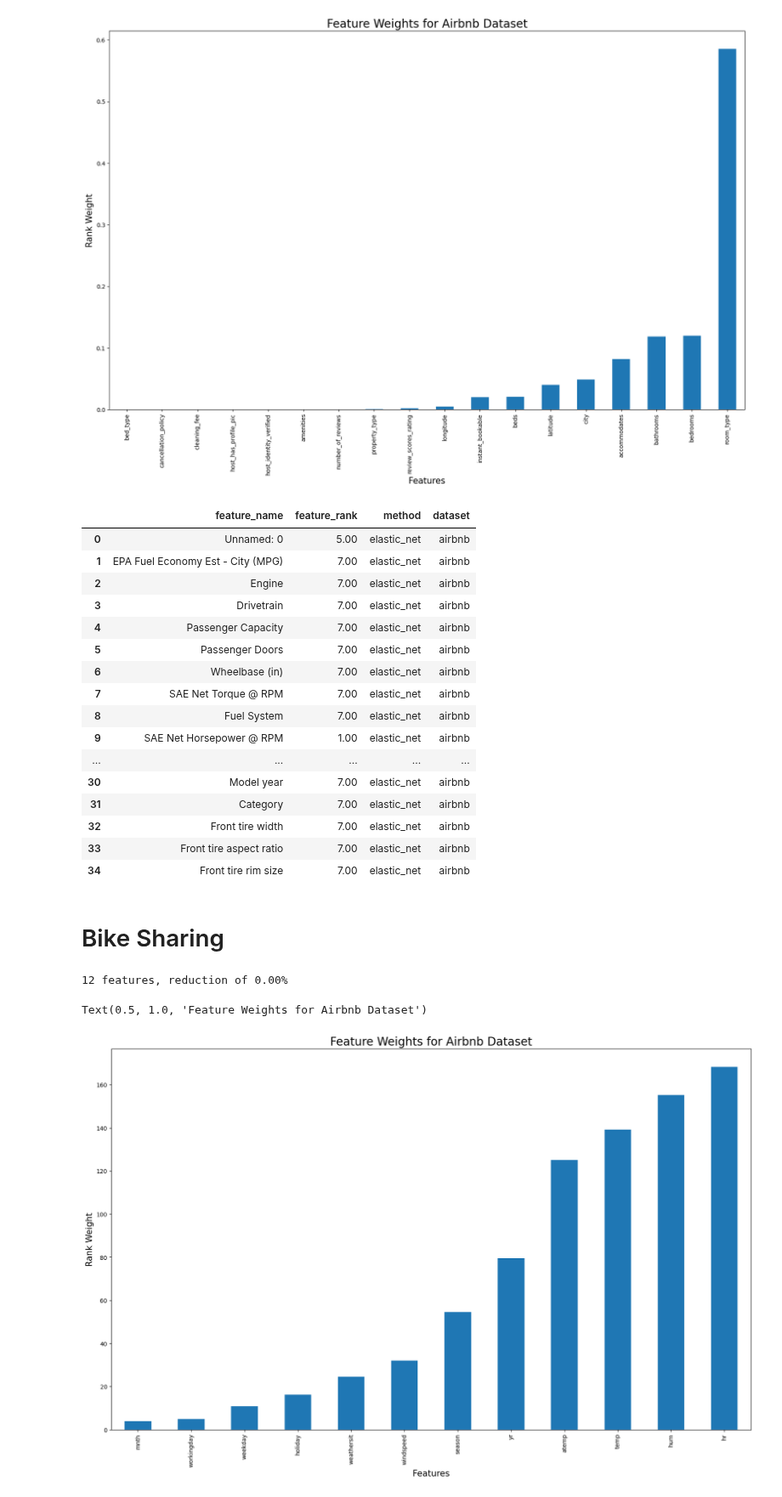
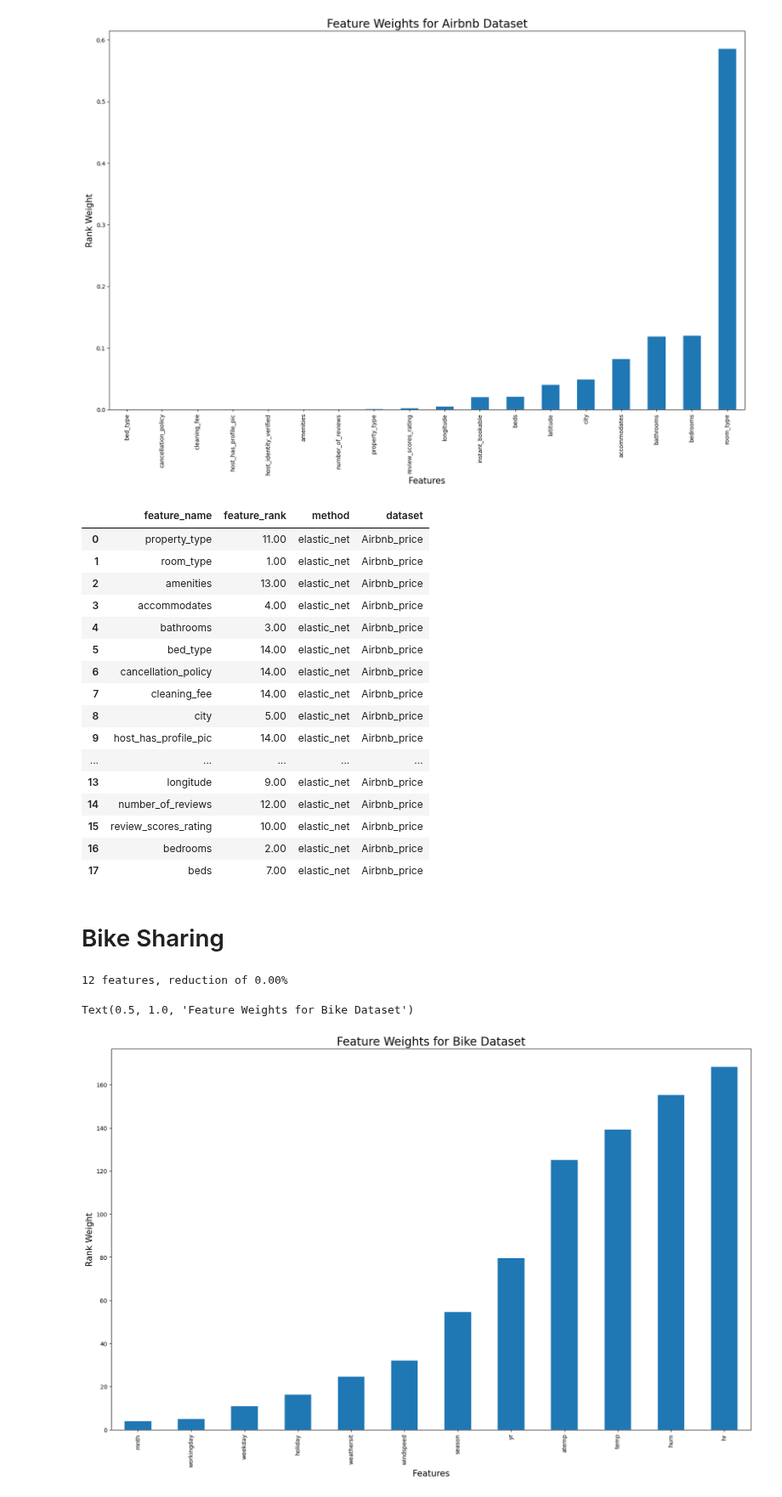
Before and after one commit to jorgedelpozolerida/KDS_Statistics_GroupProject, a Jupyter notebook: src/elastic_net.ipynb, the cells around one changed output. Shown at 85% size. Drawn from its saved outputs; the diff is of its cells as text; code cells hidden in the pictures.

Commit message:
Fixed abnormal amount of numbers appearing

```diff
--- a/src/elastic_net.ipynb
+++ b/src/elastic_net.ipynb
@@ -254,9 +265,9 @@ plt.title('Feature Weights for Airbnb Dataset', fontsize = 20)
 Text(0.5, 1.0, 'Feature Weights for Airbnb Dataset')
 [figure]
 # %%
-elastic_net_airbnb = feature_importance_cars.to_frame()
+elastic_net_airbnb = feature_importance_airbnb.to_frame()
 elastic_net_airbnb['method'] = 'elastic_net'
-elastic_net_airbnb['dataset'] = 'airbnb'
+elastic_net_airbnb['dataset'] = 'Airbnb_price'
 
 
 elastic_net_airbnb = elastic_net_airbnb.reset_index(level = 0)
@@ -267,22 +278,22 @@ elastic_net_airbnb['feature_rank'] = elastic_net_airbnb['feature_rank'].rank(met
 elastic_net_airbnb
 # %% [output]
 |  | feature_name | feature_rank | method | dataset |
-| 0 | Unnamed: 0 | 5.00 | elastic_net | airbnb |
-| 1 | EPA Fuel Economy Est - City (MPG) | 7.00 | elastic_net | airbnb |
-| 2 | Engine | 7.00 | elastic_net | airbnb |
-| 3 | Drivetrain | 7.00 | elastic_net | airbnb |
-| 4 | Passenger Capacity | 7.00 | elastic_net | airbnb |
-| 5 | Passenger Doors | 7.00 | elastic_net | airbnb |
-| 6 | Wheelbase (in) | 7.00 | elastic_net | airbnb |
-| 7 | SAE Net Torque @ RPM | 7.00 | elastic_net | airbnb |
-| 8 | Fuel System | 7.00 | elastic_net | airbnb |
-| 9 | SAE Net Horsepower @ RPM | 1.00 | elastic_net | airbnb |
+| 0 | property_type | 11.00 | elastic_net | Airbnb_price |
+| 1 | room_type | 1.00 | elastic_net | Airbnb_price |
+| 2 | amenities | 13.00 | elastic_net | Airbnb_price |
+| 3 | accommodates | 4.00 | elastic_net | Airbnb_price |
+| 4 | bathrooms | 3.00 | elastic_net | Airbnb_price |
+| 5 | bed_type | 14.00 | elastic_net | Airbnb_price |
+| 6 | cancellation_policy | 14.00 | elastic_net | Airbnb_price |
+| 7 | cleaning_fee | 14.00 | elastic_net | Airbnb_price |
+| 8 | city | 5.00 | elastic_net | Airbnb_price |
+| 9 | host_has_profile_pic | 14.00 | elastic_net | Airbnb_price |
 | ... | ... | ... | ... | ... |
-| 30 | Model year | 7.00 | elastic_net | airbnb |
-| 31 | Category | 7.00 | elastic_net | airbnb |
-| 32 | Front tire width | 7.00 | elastic_net | airbnb |
-| 33 | Front tire aspect ratio | 7.00 | elastic_net | airbnb |
-| 34 | Front tire rim size | 7.00 | elastic_net | airbnb |
+| 13 | longitude | 9.00 | elastic_net | Airbnb_price |
+| 14 | number_of_reviews | 12.00 | elastic_net | Airbnb_price |
+| 15 | review_scores_rating | 10.00 | elastic_net | Airbnb_price |
+| 16 | bedrooms | 2.00 | elastic_net | Airbnb_price |
+| 17 | beds | 7.00 | elastic_net | Airbnb_price |
 # %%
 elastic_net_airbnb.to_csv('../data/elastic_net/featureranks_airbnb.csv', sep=';',index=False)
 # %% [markdown]
@@ -290,36 +301,36 @@ elastic_net_airbnb.to_csv('../data/elastic_net/featureranks_airbnb.csv', sep=';'
 # %%
 dataset_path_bike = os.path.join('../datasets/Bike Sharing/')
 file_name_bike = 'preprocessed_hour.csv'
 df_bike = pd.read_csv(dataset_path_bike + file_name_bike)
 
 X_bike = df_bike.drop(['cnt'], axis = 1)
 y_bike = df_bike['cnt']
 
 from sklearn.linear_model import ElasticNetCV, ElasticNet
 
 cv_model = ElasticNetCV(l1_ratio=[.1, .5, .7, .9, .95, .99, .995, 1], eps=0.001, n_alphas=100, fit_intercept=True,
                         precompute='auto', max_iter=2500, tol=0.0001, cv=5, copy_X=True, verbose=0, n_jobs=-1, positive=False,
                         random_state=42, selection='cyclic')
 
 cv_model.fit(X_bike, y_bike)
 
 model = ElasticNet(l1_ratio=cv_model.l1_ratio_, alpha = cv_model.alpha_, max_iter=cv_model.n_iter_, fit_intercept=True, random_state=42)
 model.fit(X_bike, y_bike)
 
 feature_importance_bike = pd.Series(index = X_bike.columns, data = np.abs(model.coef_))
 
 n_selected_features = (feature_importance_bike>0).sum()
 print('{0:d} features, reduction of {1:2.2f}%'.format(
     n_selected_features,(1-n_selected_features/len(feature_importance_bike))*100))
 
 feature_importance_bike.sort_values().tail(30).plot(kind = 'bar', figsize = (20,12))
 plt.xlabel('Features', fontsize = 15)
 plt.ylabel('Rank Weight', fontsize = 15)
-plt.title('Feature Weights for Airbnb Dataset', fontsize = 20)
+plt.title('Feature Weights for Bike Dataset', fontsize = 20)
 # %% [output]
 12 features, reduction of 0.00%
-Text(0.5, 1.0, 'Feature Weights for Airbnb Dataset')
+Text(0.5, 1.0, 'Feature Weights for Bike Dataset')
-[figure, old version]
+[figure, new version]
 # %%
 elastic_net_bike = feature_importance_bike.to_frame()
 elastic_net_bike['method'] = 'elastic_net'
```
Also changed, not shown: parts of 10 cells of this notebook.
